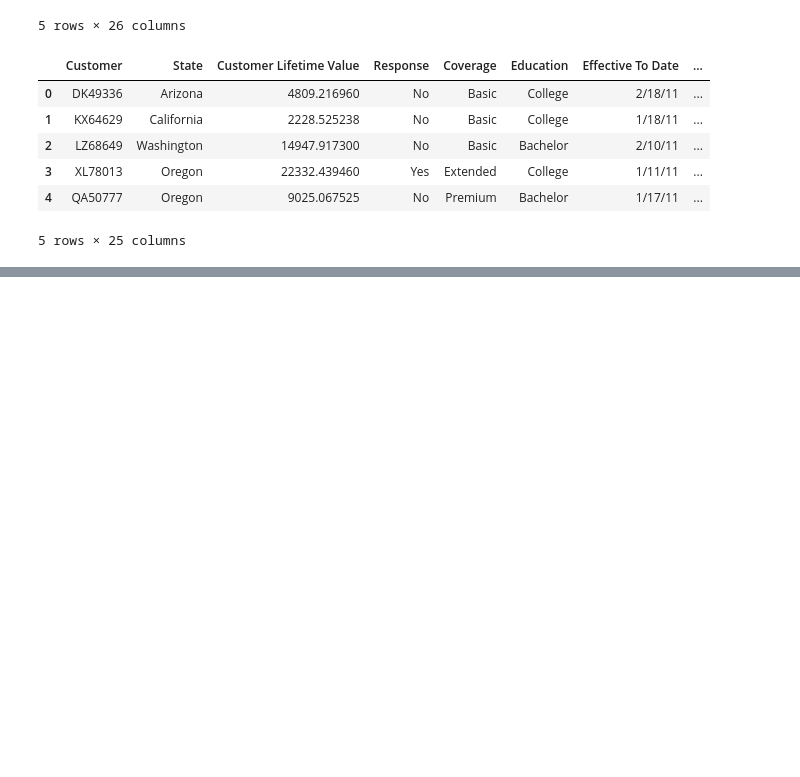
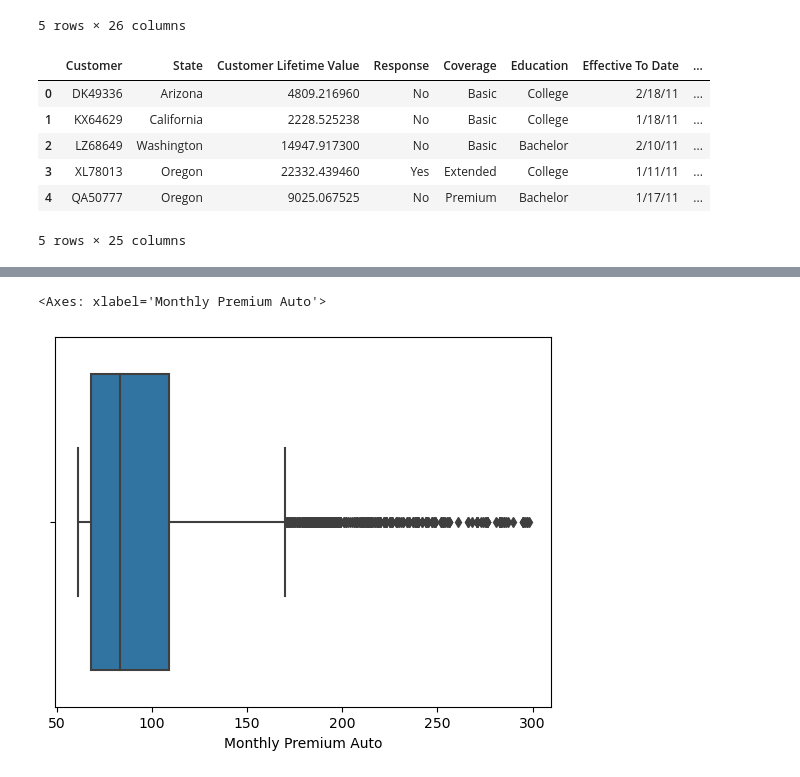
Before and after one commit to marina-lc16/Language_Model_API, a Jupyter notebook: Week_2/Day_2/Morning/lab-model-generation-and-validation/lab-model-generation-and-validation.ipynb, the cells around one changed output, grey strips where cells are left out. Saved outputs shown, nothing was run; the diff lists cells and outputs as text; code cells hidden in the pictures; blank space fills up the shorter version.

```diff
--- a/Week_2/Day_2/Morning/lab-model-generation-and-validation/lab-model-generation-and-validation.ipynb
+++ b/Week_2/Day_2/Morning/lab-model-generation-and-validation/lab-model-generation-and-validation.ipynb
@@ -470,0 +509,5 @@ generation.head()
+# %%
+sns.boxplot(data=generation1, x="Monthly Premium Auto")
+# %% [output]
+<Axes: xlabel='Monthly Premium Auto'>
+[figure, added]
```
Also changed, not shown: parts of 45 cells of this notebook.
